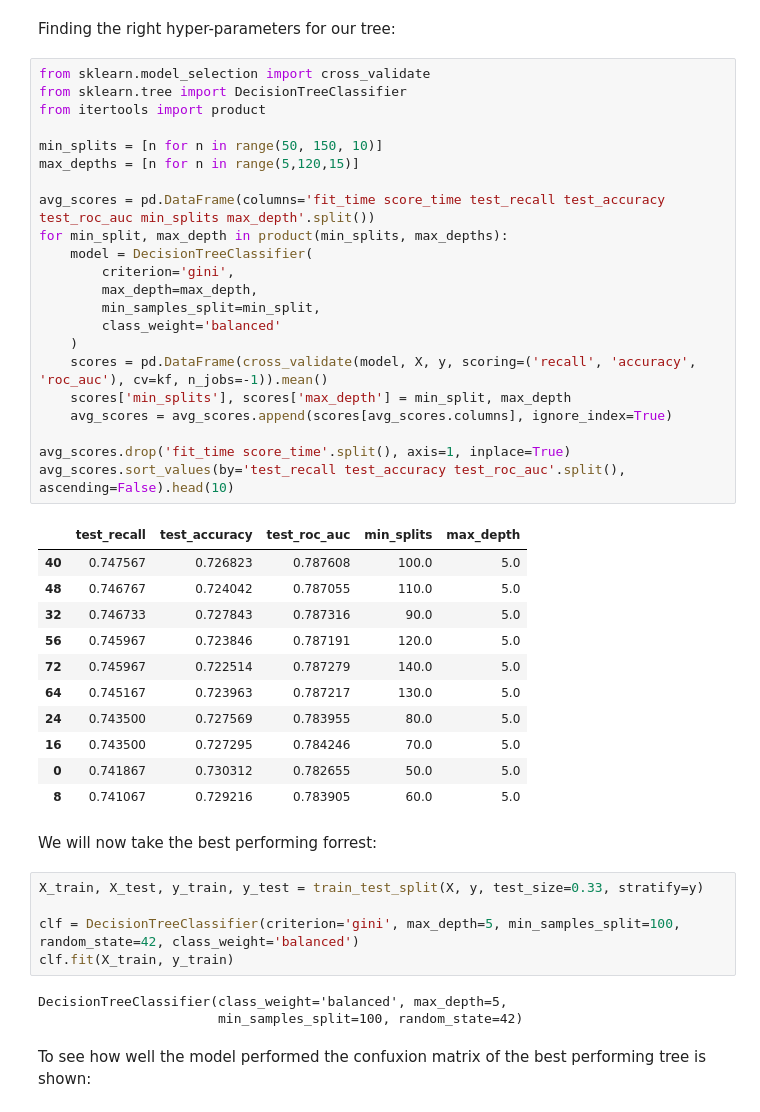
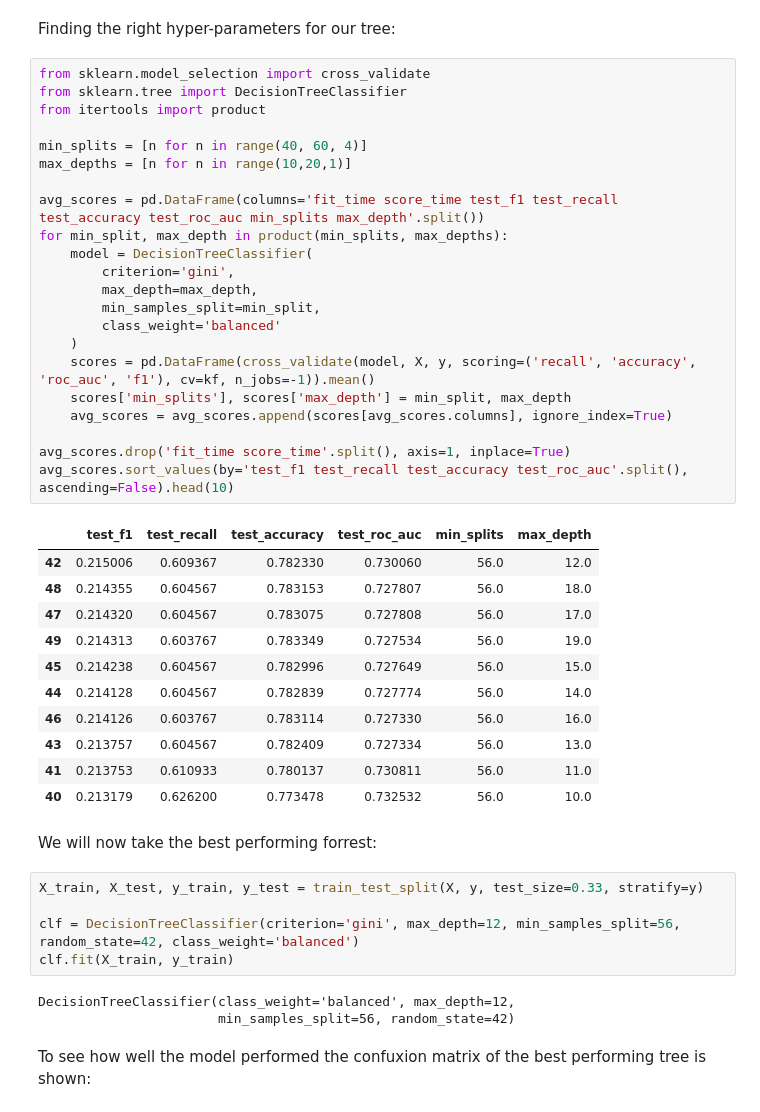
Before and after one commit to gabrysera/DataMining, a Jupyter notebook: DataMining_Marco_Gabriele.ipynb, the cells around one changed output. Saved outputs shown, nothing was run; the diff lists cells and outputs as text.

```diff
--- a/DataMining_Marco_Gabriele.ipynb
+++ b/DataMining_Marco_Gabriele.ipynb
@@ -186,47 +187,47 @@ Finding the right hyper-parameters for our tree:
 # %%
 from sklearn.model_selection import cross_validate
 from sklearn.tree import DecisionTreeClassifier
 from itertools import product
 
-min_splits = [n for n in range(50, 150, 10)]
-max_depths = [n for n in range(5,120,15)]
+min_splits = [n for n in range(40, 60, 4)]
+max_depths = [n for n in range(10,20,1)]
 
-avg_scores = pd.DataFrame(columns='fit_time score_time test_recall test_accuracy test_roc_auc min_splits max_depth'.split())
+avg_scores = pd.DataFrame(columns='fit_time score_time test_f1 test_recall test_accuracy test_roc_auc min_splits max_depth'.split())
 for min_split, max_depth in product(min_splits, max_depths):
     model = DecisionTreeClassifier(
         criterion='gini',
         max_depth=max_depth,
         min_samples_split=min_split,
         class_weight='balanced'
     )
-    scores = pd.DataFrame(cross_validate(model, X, y, scoring=('recall', 'accuracy', 'roc_auc'), cv=kf, n_jobs=-1)).mean()
+    scores = pd.DataFrame(cross_validate(model, X, y, scoring=('recall', 'accuracy', 'roc_auc', 'f1'), cv=kf, n_jobs=-1)).mean()
     scores['min_splits'], scores['max_depth'] = min_split, max_depth
     avg_scores = avg_scores.append(scores[avg_scores.columns], ignore_index=True)
 
 avg_scores.drop('fit_time score_time'.split(), axis=1, inplace=True)
-avg_scores.sort_values(by='test_recall test_accuracy test_roc_auc'.split(), ascending=False).head(10)
+avg_scores.sort_values(by='test_f1 test_recall test_accuracy test_roc_auc'.split(), ascending=False).head(10)
 # %% [output]
-|  | test_recall | test_accuracy | test_roc_auc | min_splits | max_depth |
-| 40 | 0.747567 | 0.726823 | 0.787608 | 100.0 | 5.0 |
-| 48 | 0.746767 | 0.724042 | 0.787055 | 110.0 | 5.0 |
-| 32 | 0.746733 | 0.727843 | 0.787316 | 90.0 | 5.0 |
-| 56 | 0.745967 | 0.723846 | 0.787191 | 120.0 | 5.0 |
-| 72 | 0.745967 | 0.722514 | 0.787279 | 140.0 | 5.0 |
-| 64 | 0.745167 | 0.723963 | 0.787217 | 130.0 | 5.0 |
-| 24 | 0.743500 | 0.727569 | 0.783955 | 80.0 | 5.0 |
-| 16 | 0.743500 | 0.727295 | 0.784246 | 70.0 | 5.0 |
-| 0 | 0.741867 | 0.730312 | 0.782655 | 50.0 | 5.0 |
-| 8 | 0.741067 | 0.729216 | 0.783905 | 60.0 | 5.0 |
+|  | test_f1 | test_recall | test_accuracy | test_roc_auc | min_splits | max_depth |
+| 42 | 0.215006 | 0.609367 | 0.782330 | 0.730060 | 56.0 | 12.0 |
+| 48 | 0.214355 | 0.604567 | 0.783153 | 0.727807 | 56.0 | 18.0 |
+| 47 | 0.214320 | 0.604567 | 0.783075 | 0.727808 | 56.0 | 17.0 |
+| 49 | 0.214313 | 0.603767 | 0.783349 | 0.727534 | 56.0 | 19.0 |
+| 45 | 0.214238 | 0.604567 | 0.782996 | 0.727649 | 56.0 | 15.0 |
+| 44 | 0.214128 | 0.604567 | 0.782839 | 0.727774 | 56.0 | 14.0 |
+| 46 | 0.214126 | 0.603767 | 0.783114 | 0.727330 | 56.0 | 16.0 |
+| 43 | 0.213757 | 0.604567 | 0.782409 | 0.727334 | 56.0 | 13.0 |
+| 41 | 0.213753 | 0.610933 | 0.780137 | 0.730811 | 56.0 | 11.0 |
+| 40 | 0.213179 | 0.626200 | 0.773478 | 0.732532 | 56.0 | 10.0 |
 # %% [markdown]
 We will now take the best performing forrest:
 # %%
 X_train, X_test, y_train, y_test = train_test_split(X, y, test_size=0.33, stratify=y)
 
-clf = DecisionTreeClassifier(criterion='gini', max_depth=5, min_samples_split=100, random_state=42, class_weight='balanced')
+clf = DecisionTreeClassifier(criterion='gini', max_depth=12, min_samples_split=56, random_state=42, class_weight='balanced')
 clf.fit(X_train, y_train)
 # %% [output]
-DecisionTreeClassifier(class_weight='balanced', max_depth=5,
-                       min_samples_split=100, random_state=42)
+DecisionTreeClassifier(class_weight='balanced', max_depth=12,
+                       min_samples_split=56, random_state=42)
 # %% [markdown]
 To see how well the model performed the confuxion matrix of the best performing tree is shown:
 # %%
```
Also changed, not shown: parts of 5 cells of this notebook.
